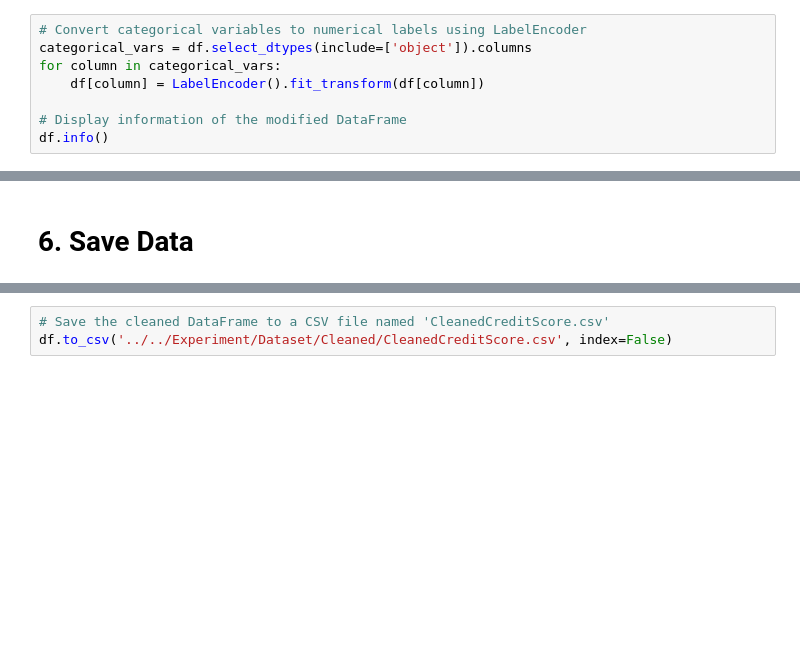
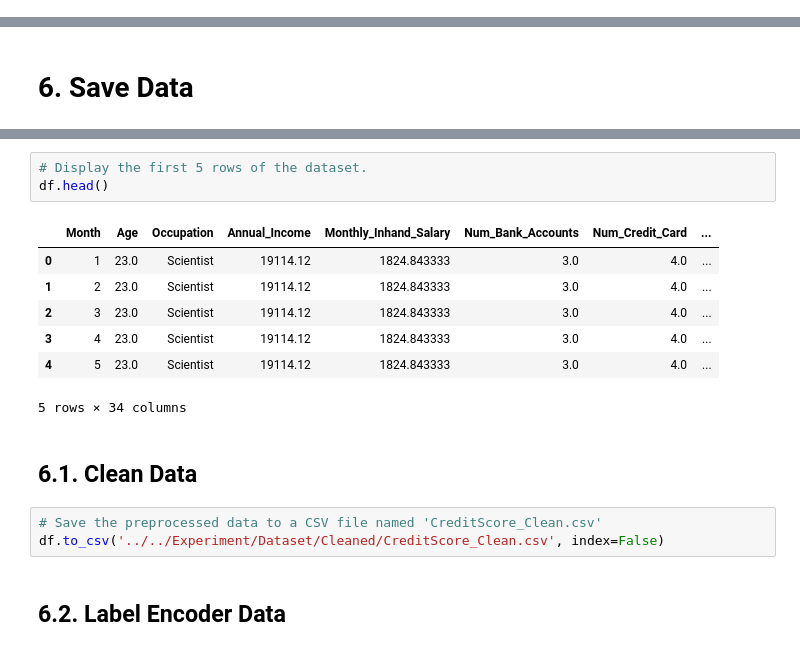
Before and after one commit to pahopu/IS252_CreditScoreClassification, a Jupyter notebook: Source/Preprocessing/DataPreprocessing.ipynb, the cells around one changed output, grey strips where cells are left out. Drawn from its saved outputs; the diff is of its cells as text; blank space fills up the shorter version.

Commit message:
Update Dataset

```diff
--- a/Source/Preprocessing/DataPreprocessing.ipynb
+++ b/Source/Preprocessing/DataPreprocessing.ipynb
@@ -1378,11 +1378,3 @@ df.drop(columns=['Type_of_Loan', 'ID', 'Name', 'SSN', 'Customer_ID'], inplace=Tr
 # Move 'Credit_Score' column to the end of the dataframe
 credit_score = df.pop('Credit_Score')
 df['Credit_Score'] = credit_score
-# %%
-# Convert categorical variables to numerical labels using LabelEncoder
-categorical_vars = df.select_dtypes(include=['object']).columns
-for column in categorical_vars:
-    df[column] = LabelEncoder().fit_transform(df[column])
-
-# Display information of the modified DataFrame
-df.info()
@@ -1409,3 +1404,18 @@ memory usage: 26.8 MB
+# %%
+# Display the first 5 rows of the dataset.
+df.head()
+# %% [output]
+|  | Month | Age | Occupation | Annual_Income | Monthly_Inhand_Salary | Num_Bank_Accounts | Num_Credit_Card | ... |
+| 0 | 1 | 23.0 | Scientist | 19114.12 | 1824.843333 | 3.0 | 4.0 | ... |
+| 1 | 2 | 23.0 | Scientist | 19114.12 | 1824.843333 | 3.0 | 4.0 | ... |
+| 2 | 3 | 23.0 | Scientist | 19114.12 | 1824.843333 | 3.0 | 4.0 | ... |
+| 3 | 4 | 23.0 | Scientist | 19114.12 | 1824.843333 | 3.0 | 4.0 | ... |
+| 4 | 5 | 23.0 | Scientist | 19114.12 | 1824.843333 | 3.0 | 4.0 | ... |
+5 rows × 34 columns
+# %% [markdown]
+## 6.1.&nbsp;Clean Data
 # %%
-# Save the cleaned DataFrame to a CSV file named 'CleanedCreditScore.csv'
-df.to_csv('../../Experiment/Dataset/Cleaned/CleanedCreditScore.csv', index=False)
+# Save the preprocessed data to a CSV file named 'CreditScore_Clean.csv'
+df.to_csv('../../Experiment/Dataset/Cleaned/CreditScore_Clean.csv', index=False)
+# %% [markdown]
+## 6.2.&nbsp;Label Encoder Data
```
Also changed, not shown: parts of 7 cells of this notebook, 5 other files.
